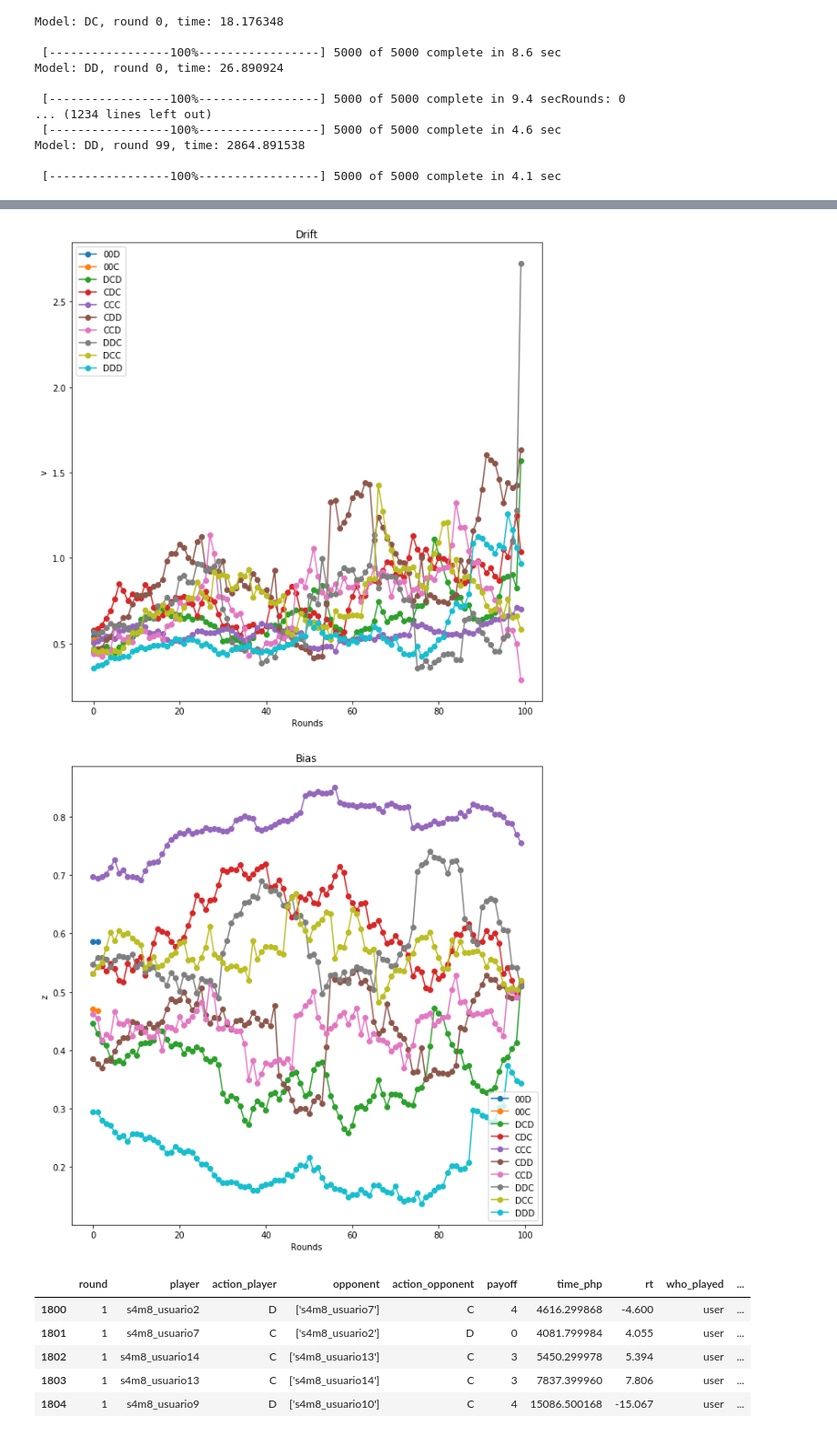
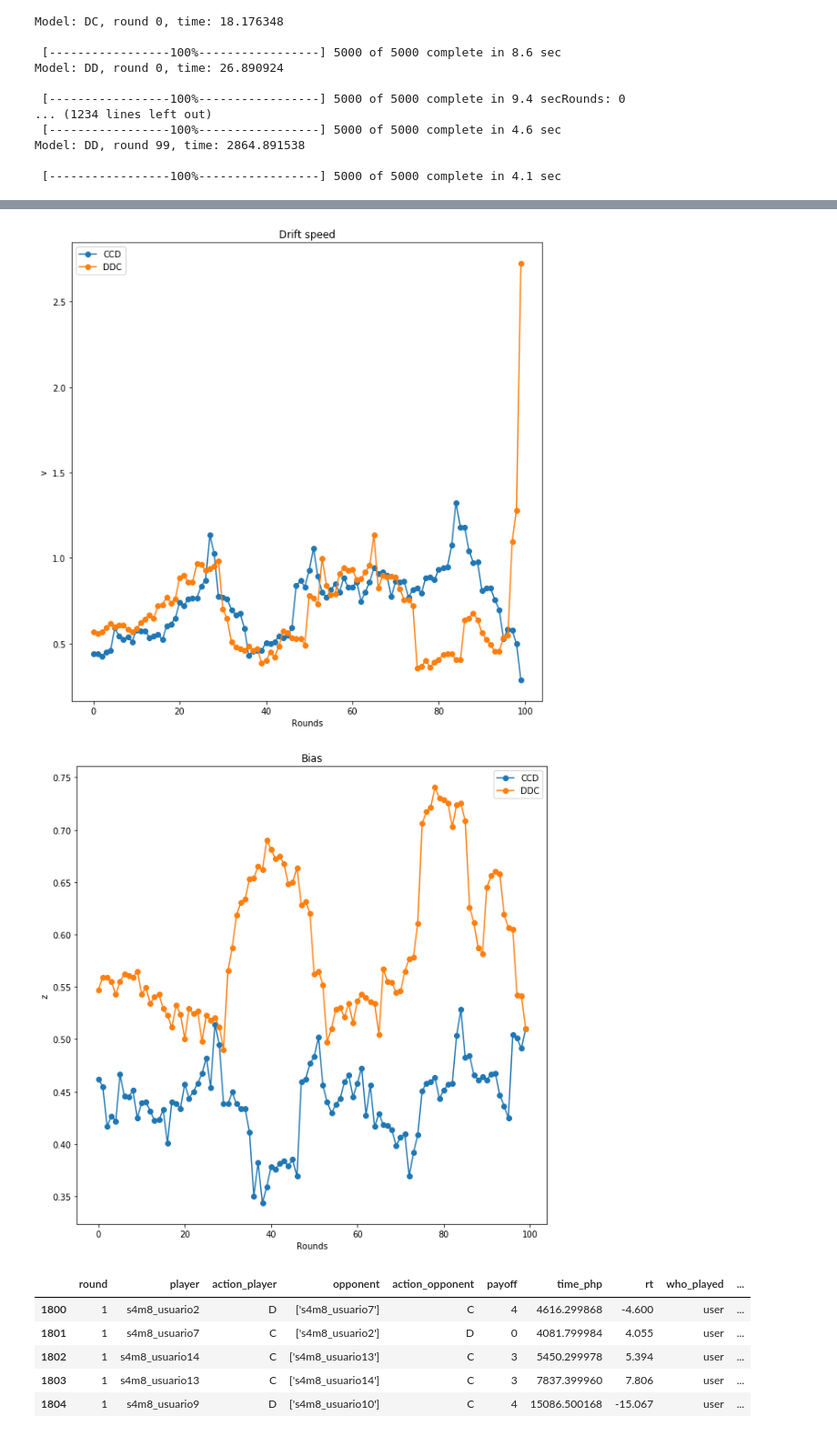
Before and after one commit to eladiomontero/DecisionTimes, a Jupyter notebook: First Experiments PD/decisionTimesAnalysis.ipynb, the cells around one changed output, grey strips where cells are left out. Shown at 91% size. Cells and saved outputs as stored; diff of their text form; code cells hidden in the pictures.

```diff
--- a/First Experiments PD/decisionTimesAnalysis.ipynb
+++ b/First Experiments PD/decisionTimesAnalysis.ipynb
@@ -513,3 +515,11 @@ plt.ylabel("RT")
 # %% [output]
 Text(0,0.5,'RT')
 [figure]
+# %%
+#userData = userData.sort_values(by = "session")
+conData = data
+conData["prev"] = conData.actions.str[:2]
+g = sns.FacetGrid(conData, col="prev", height = 4)
+g.map(sns.distplot, "rt")
+g.add_legend()
+g.set(xlabel = "Reaction time")
@@ -650,11 +672,11 @@ plot_rounds_context(list(data.actions.unique()), "a", "Threshold")
 # %%
-plot_rounds_context(list(data.actions.unique()), "v", "Drift", normalize = True)
+plot_rounds_context(["CCD", "DDC"], "v", "Drift speed", normalize = True)
 # %% [output]
-[figure, old version]
+[figure, new version]
 # %%
-plot_rounds_context(list(data.actions.unique()), "z", "Bias")
+plot_rounds_context(["CCD", "DDC"], "z", "Bias")
 # %% [output]
-[figure, old version]
+[figure, new version]
 # %%
 def actionChange(actions1, actions2, user1, user2):
     if len(actions1) != len(actions2): return "Lenghts mismatch" #Raise exception
```
Also changed, not shown: parts of 31 cells of this notebook, 4 other files.
